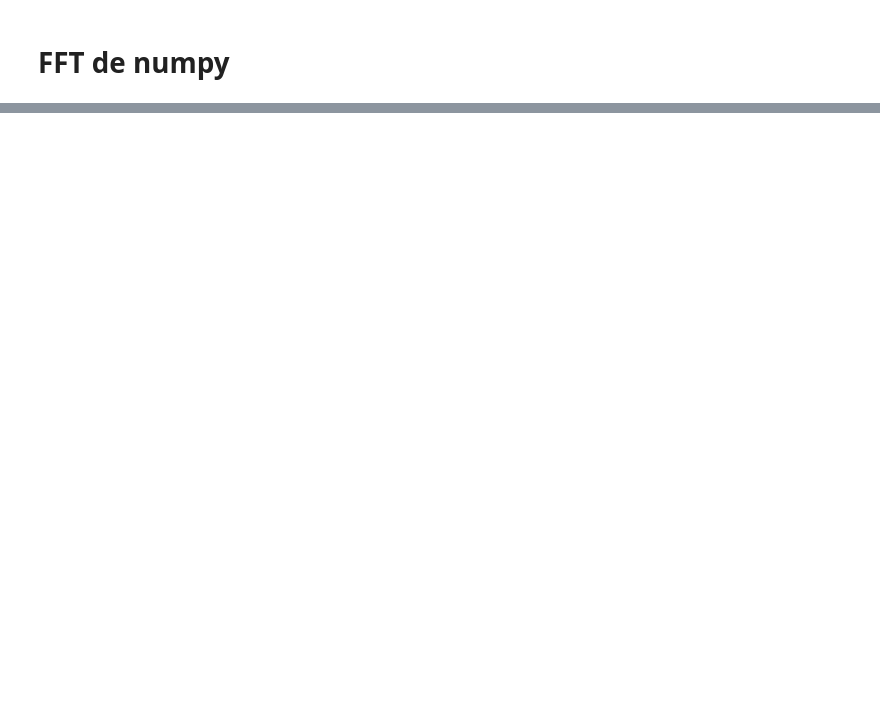
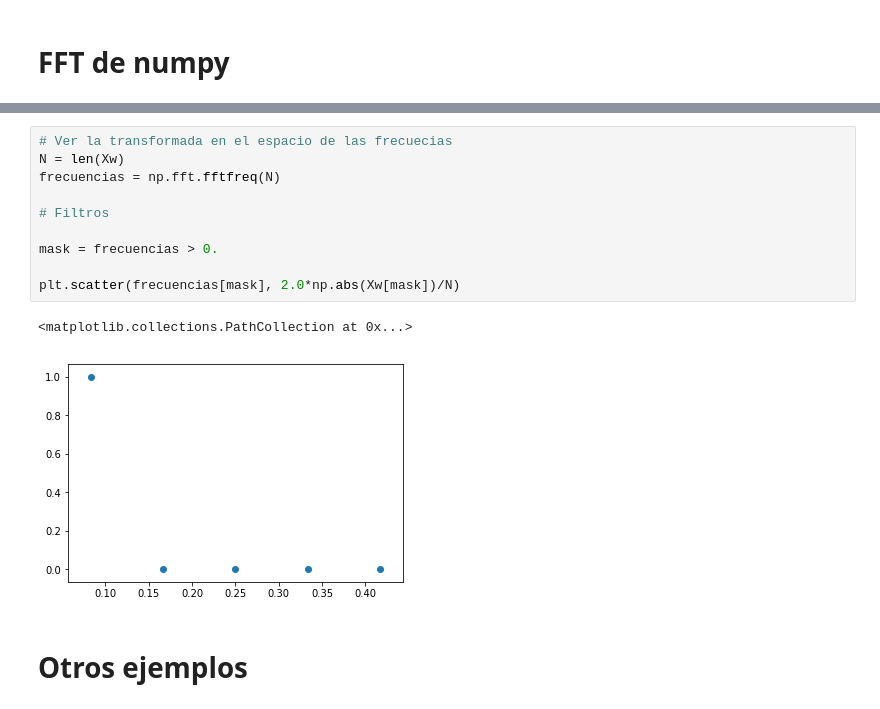
Before and after one commit to irecio/MetodoComputacionales, a Jupyter notebook: Week6/Lecture2.ipynb, the cells around one changed output, grey strips where cells are left out. Saved outputs shown, nothing was run; the diff lists cells and outputs as text; blank space fills up the shorter version.

```diff
--- a/Week6/Lecture2.ipynb
+++ b/Week6/Lecture2.ipynb
@@ -81,0 +114,15 @@ print(Xw1)
+# %%
+# Ver la transformada en el espacio de las frecuecias
+N = len(Xw)
+frecuencias = np.fft.fftfreq(N)
+
+# Filtros
+
+mask = frecuencias > 0.
+
+plt.scatter(frecuencias[mask], 2.0*np.abs(Xw[mask])/N)
+# %% [output]
+<matplotlib.collections.PathCollection at 0x...>
+[figure, added]
+# %% [markdown]
+# Otros ejemplos
```
Also changed, not shown: parts of 32 cells of this notebook.
